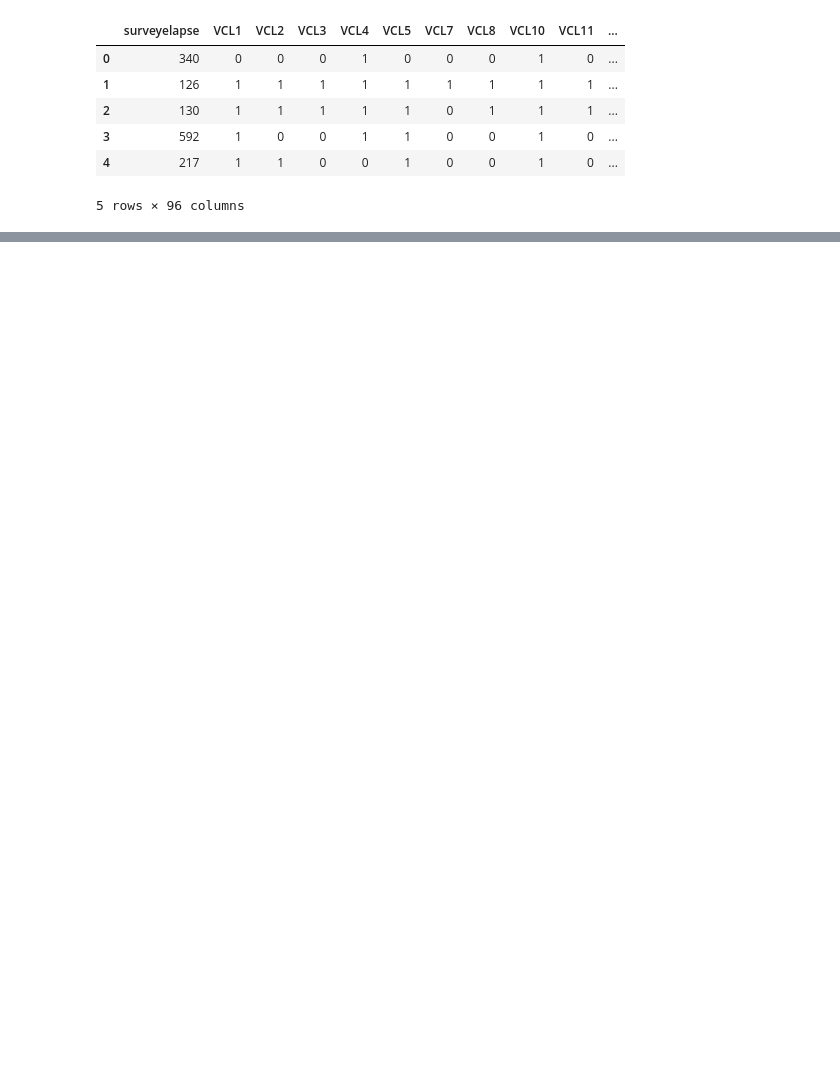
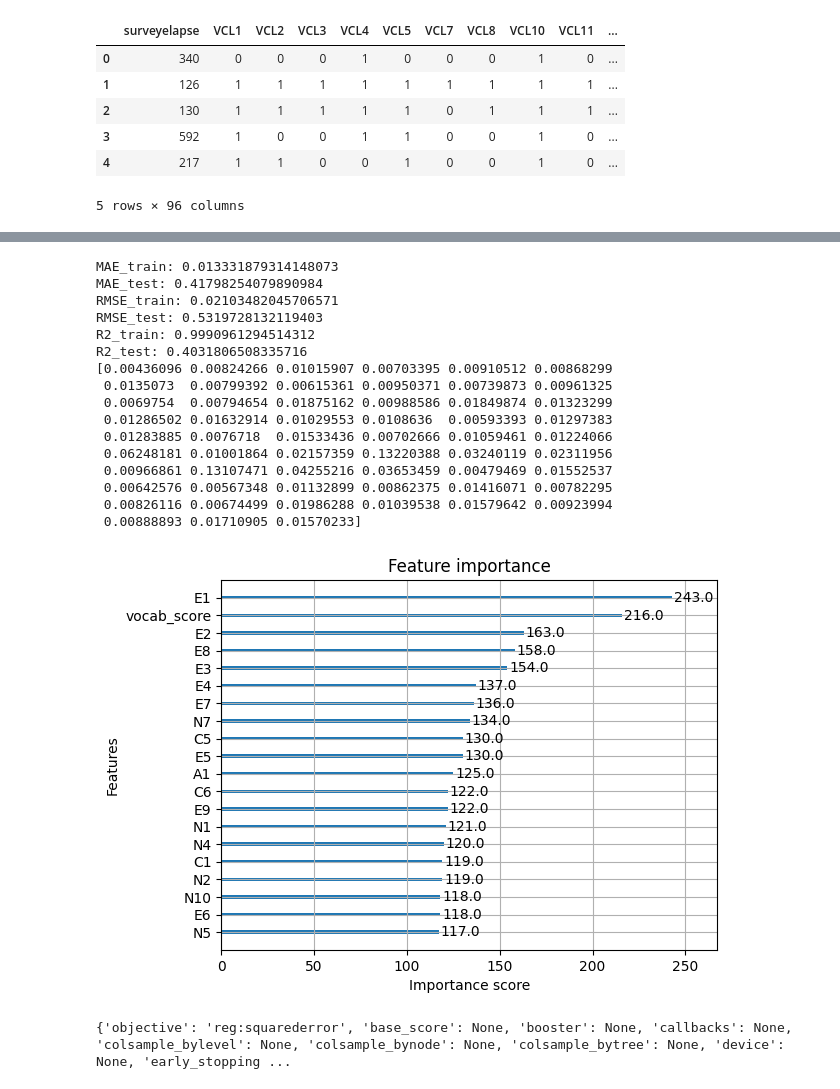
Before and after one commit to Rishik15/BTT_GM2, a Jupyter notebook: AdvancedModeling_Regression.ipynb, the cells around one changed output, grey strips where cells are left out. Cells and saved outputs as stored; diff of their text form; code cells hidden in the pictures; blank space fills up the shorter version.

```diff
--- a/AdvancedModeling_Regression.ipynb
+++ b/AdvancedModeling_Regression.ipynb
@@ -64,0 +200,67 @@ R2_test: 0.490326127891772
+# %%
+X = df[['E1', 'E2', 'E3', 'E4', 'E5', 'E6', 'E7', 'E8', 'E9', 'E10', 'N1', 'N2',
+       'N3', 'N4', 'N5', 'N6', 'N7', 'N8', 'N9', 'N10', 'A1', 'A2', 'A3', 'A4',
+       'A5', 'A6', 'A7', 'A8', 'A9', 'A10', 'C1', 'C2', 'C3', 'C4', 'C5', 'C6',
+       'C7', 'C8', 'C9', 'C10', 'O1', 'O2', 'O3', 'O4', 'O5', 'O6', 'O7', 'O8',
+       'O9', 'O10', 'age_group_18-30', 'age_group_30-45',
+       'age_group_45+', 'vocab_score', 'married_Currently married',
+       'married_Never married', 'married_Previously married']]
+# %%
+X_train, X_test, y_train, y_test = train_test_split(
+    X, y, test_size=0.2, random_state=42
+)
+
+model = XGBRegressor(
+    random_state=42
+)
+
+model.fit(X_train, y_train)
+
+y_pred_train = model.predict(X_train)
+y_pred_test  = model.predict(X_test)
+
+MAE_train = mean_absolute_error(y_train, y_pred_train)
+MAE_test  = mean_absolute_error(y_test, y_pred_test)
+
+RMSE_train = np.sqrt(mean_squared_error(y_train, y_pred_train))
+RMSE_test  = np.sqrt(mean_squared_error(y_test, y_pred_test))
+
+R2_train = r2_score(y_train, y_pred_train)
+R2_test  = r2_score(y_test, y_pred_test)
+
+print("MAE_train:", MAE_train)
+print("MAE_test:", MAE_test)
+
+print("RMSE_train:", RMSE_train)
+print("RMSE_test:", RMSE_test)
+
+print("R2_train:", R2_train)
+print("R2_test:", R2_test)
+
+print(model.feature_importances_)
+
+plot_importance(model, max_num_features=20)
+plt.show()
+# %% [output]
+MAE_train: 0.013331879314148073
+MAE_test: 0.41798254079890984
+RMSE_train: 0.02103482045706571
+RMSE_test: 0.5319728132119403
+R2_train: 0.9990961294514312
+R2_test: 0.4031806508335716
+[0.00436096 0.00824266 0.01015907 0.00703395 0.00910512 0.00868299
+ 0.0135073  0.00799392 0.00615361 0.00950371 0.00739873 0.00961325
+ 0.0069754  0.00794654 0.01875162 0.00988586 0.01849874 0.01323299
+ 0.01286502 0.01632914 0.01029553 0.0108636  0.00593393 0.01297383
+ 0.01283885 0.0076718  0.01533436 0.00702666 0.01059461 0.01224066
+ 0.06248181 0.01001864 0.02157359 0.13220388 0.03240119 0.02311956
+ 0.00966861 0.13107471 0.04255216 0.03653459 0.00479469 0.01552537
+ 0.00642576 0.00567348 0.01132899 0.00862375 0.01416071 0.00782295
+ 0.00826116 0.00674499 0.01986288 0.01039538 0.01579642 0.00923994
+ 0.00888893 0.01710905 0.01570233]
+[figure, added]
+# %%
+params = model.get_params()
+print(params)
+# %% [output]
+{'objective': 'reg:squarederror', 'base_score': None, 'booster': None, 'callbacks': None, 'colsample_bylevel': None, 'colsample_bynode': None, 'colsample_bytree': None, 'device': None, 'early_stopping ...
```
Also changed, not shown: parts of 5 cells of this notebook.
